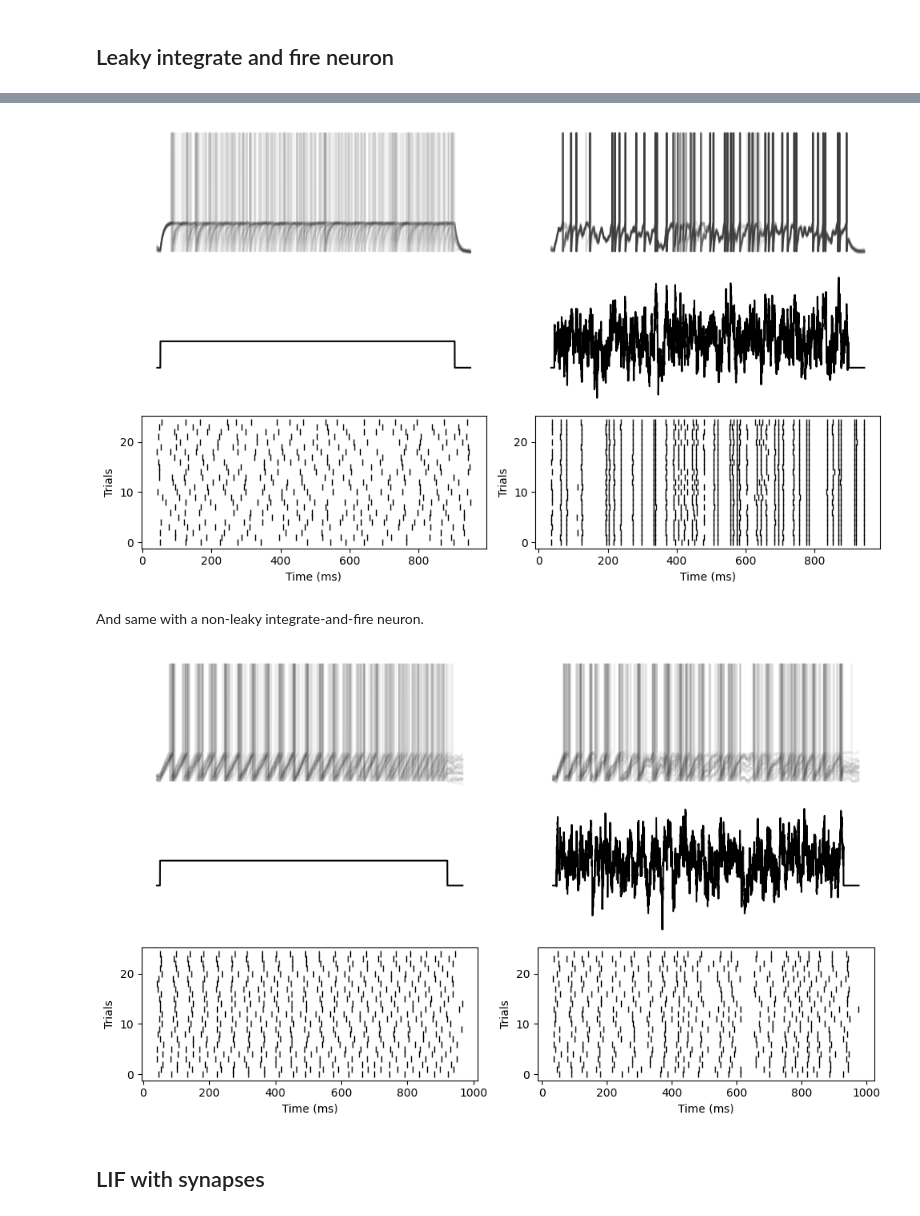
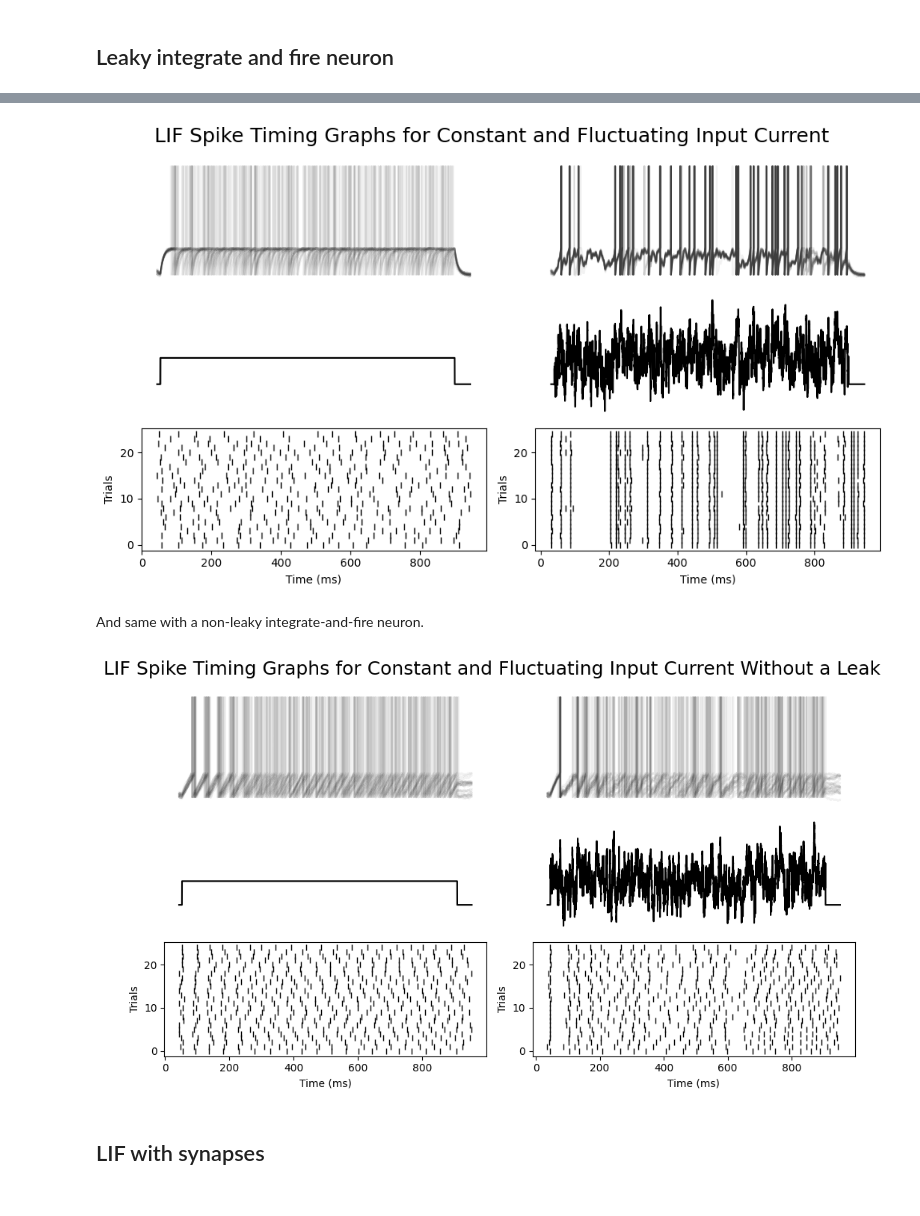
Before and after one commit to neuro4ml/neuro4ml.github.io, a Jupyter notebook: Week_1/5. w1-models.ipynb, the cells around one changed output, grey strips where cells are left out. Drawn from its saved outputs; the diff is of its cells as text; code cells hidden in the pictures.

```diff
--- a/Week_1/5. w1-models.ipynb
+++ b/Week_1/5. w1-models.ipynb
@@ -245,9 +248,11 @@ plot(spikes.t/ms, spikes.i, '|k')
 xlabel('Time (ms)')
 ylabel('Trials')
 
+suptitle("LIF Spike Timing Graphs for Constant and Fluctuating Input Current", fontsize=18)
+
 tight_layout()
 # %% [output]
-[figure, old version]
+[figure, new version]
 # %% [markdown]
 And same with a non-leaky integrate-and-fire neuron.
 # %%
@@ -308,34 +313,36 @@ N = 25
 tau_input = 3*ms
 neuron_input = NeuronGroup(1, 'dx/dt = (1.5-x) / tau_input + (2 /tau_input)**.5 * xi : 1', method='euler')
 
 # The noisy neurons receiving the same input
 neurons = NeuronGroup(N, model=eqs_neurons, threshold='x > 1',
                       reset='x = 0', refractory=5*ms, method='euler')
 neurons.x = 'rand()*0.2'
 neurons.I_shared = linked_var(neuron_input, 'x') # input.x is continuously fed into neurons.I
 spikes = SpikeMonitor(neurons)
 M = StateMonitor(neurons, ('x', 'I'), record=True)
 
 run(1000*ms)
 
 ax = subplot(322, sharey=ax_top)
 plot(M.t/ms, add_spike_peak(M.x[:].T, spikes.t[:], spikes.i[:]), '-k', alpha=0.05)
 ax.set_frame_on(False)
 xticks([])
 yticks([])
 ax = subplot(324, sharey=ax_mid)
 plot(M.t/ms, M.I[0], '-k')
 ax.set_frame_on(False)
 xticks([])
 yticks([])
 subplot(326)
 plot(spikes.t/ms, spikes.i, '|k')
 xlabel('Time (ms)')
 ylabel('Trials')
 
+suptitle("LIF Spike Timing Graphs for Constant and Fluctuating Input Current Without a Leak", fontsize=18)
+
 tight_layout()
 # %% [output]
-[figure, old version]
+[figure, new version]
 # %% [markdown]
 ## LIF with synapses
 # %%
```
Also changed, not shown: parts of 5 cells of this notebook, 11 other files.
